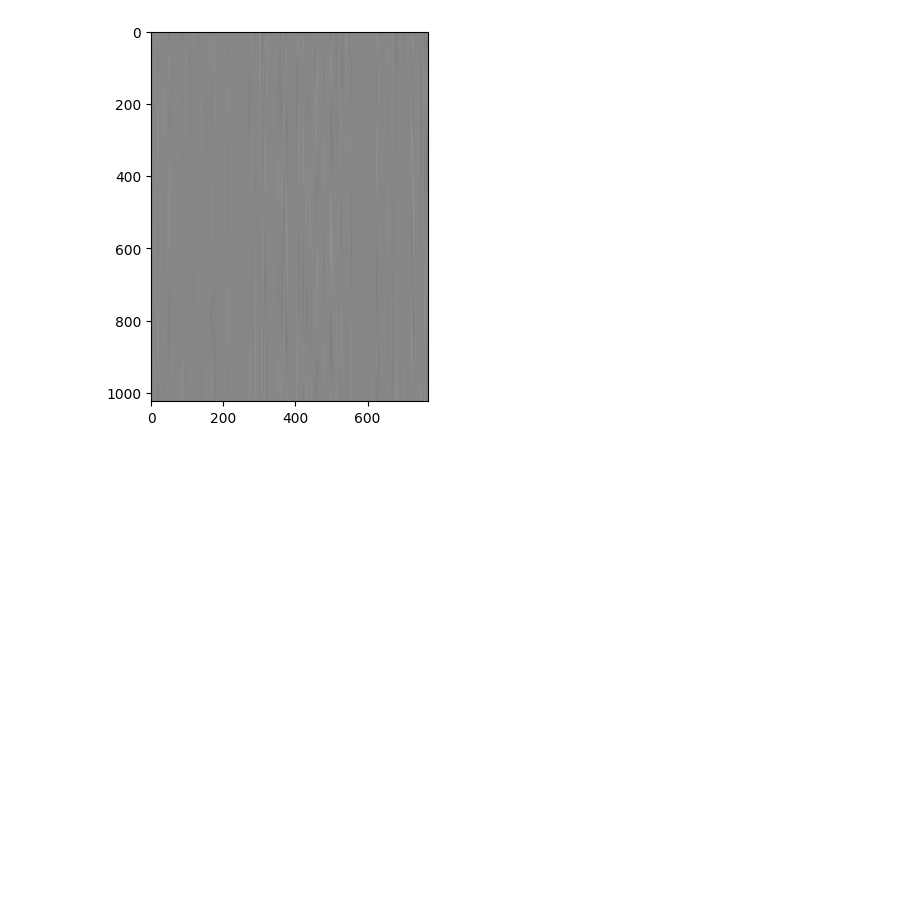
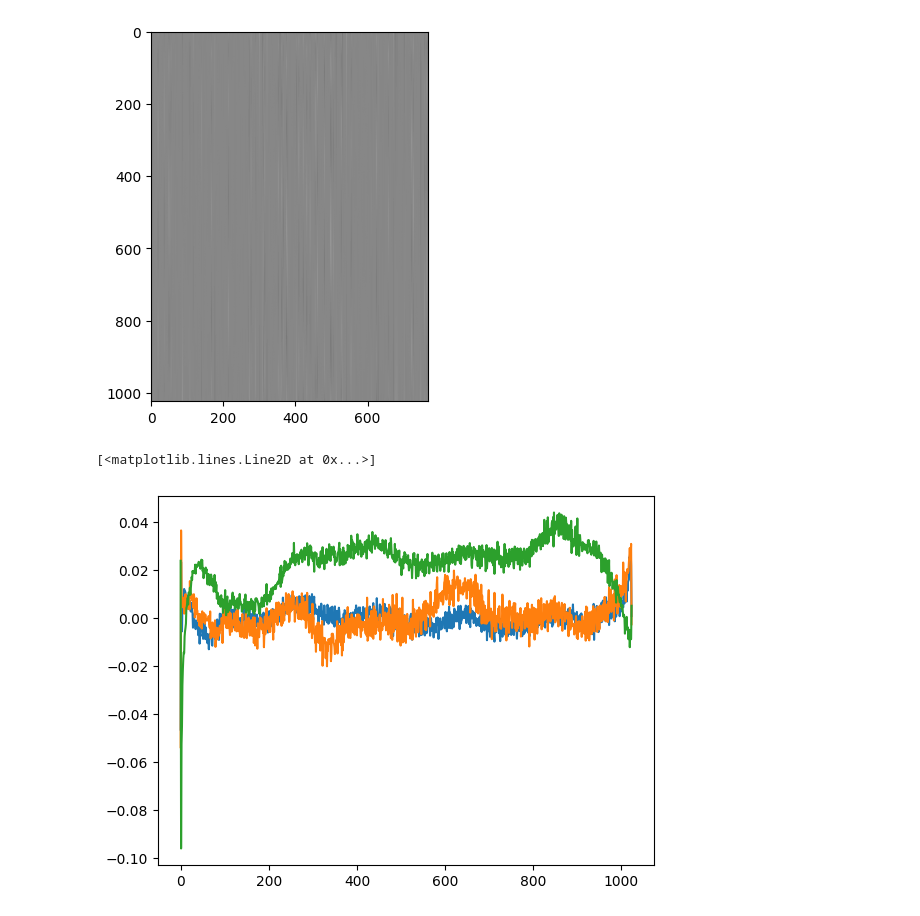
Before and after one commit to masonwang025/gpt-2-from-scratch, a Jupyter notebook: play.ipynb, the cells around one changed output. Saved outputs shown, nothing was run; the diff lists cells and outputs as text; code cells hidden in the pictures; blank space fills up the shorter version.

Commit message:
visualizing model weights

```diff
--- a/play.ipynb
+++ b/play.ipynb
@@ -26,3 +41,11 @@ plt.imshow(state_dict["transformer.wpe.weight"], cmap="gray")
 # %% [output]
 <matplotlib.image.AxesImage at 0x...>
 [figure]
+# %%
+# plot what a positional encoding at 150, 200, 250 looks like
+plt.plot(state_dict["transformer.wpe.weight"][:, 150]) # all rows, 150th column
+plt.plot(state_dict["transformer.wpe.weight"][:, 200])
+plt.plot(state_dict["transformer.wpe.weight"][:, 250])
+# %% [output]
+[<matplotlib.lines.Line2D at 0x...>]
+[figure, added]
```
Also changed, not shown: parts of 3 cells of this notebook.
